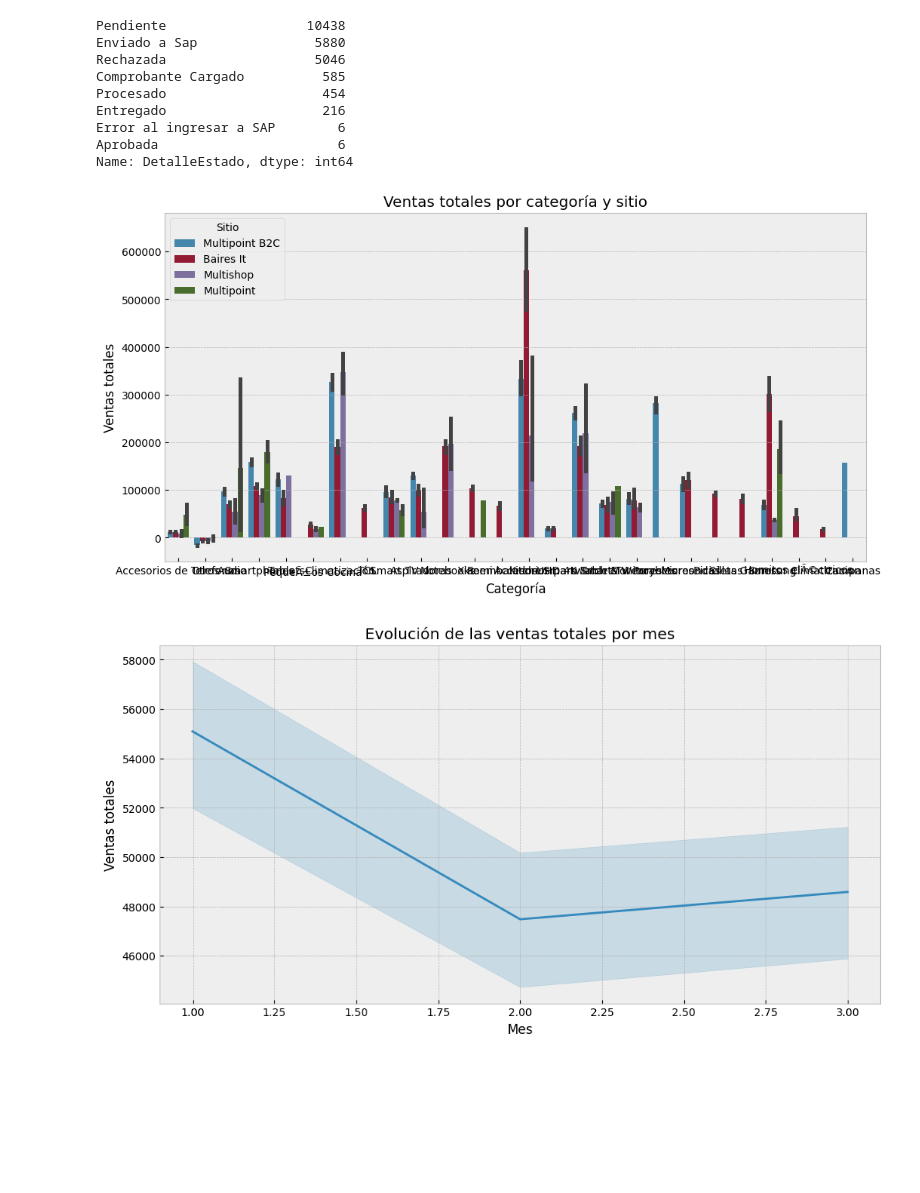
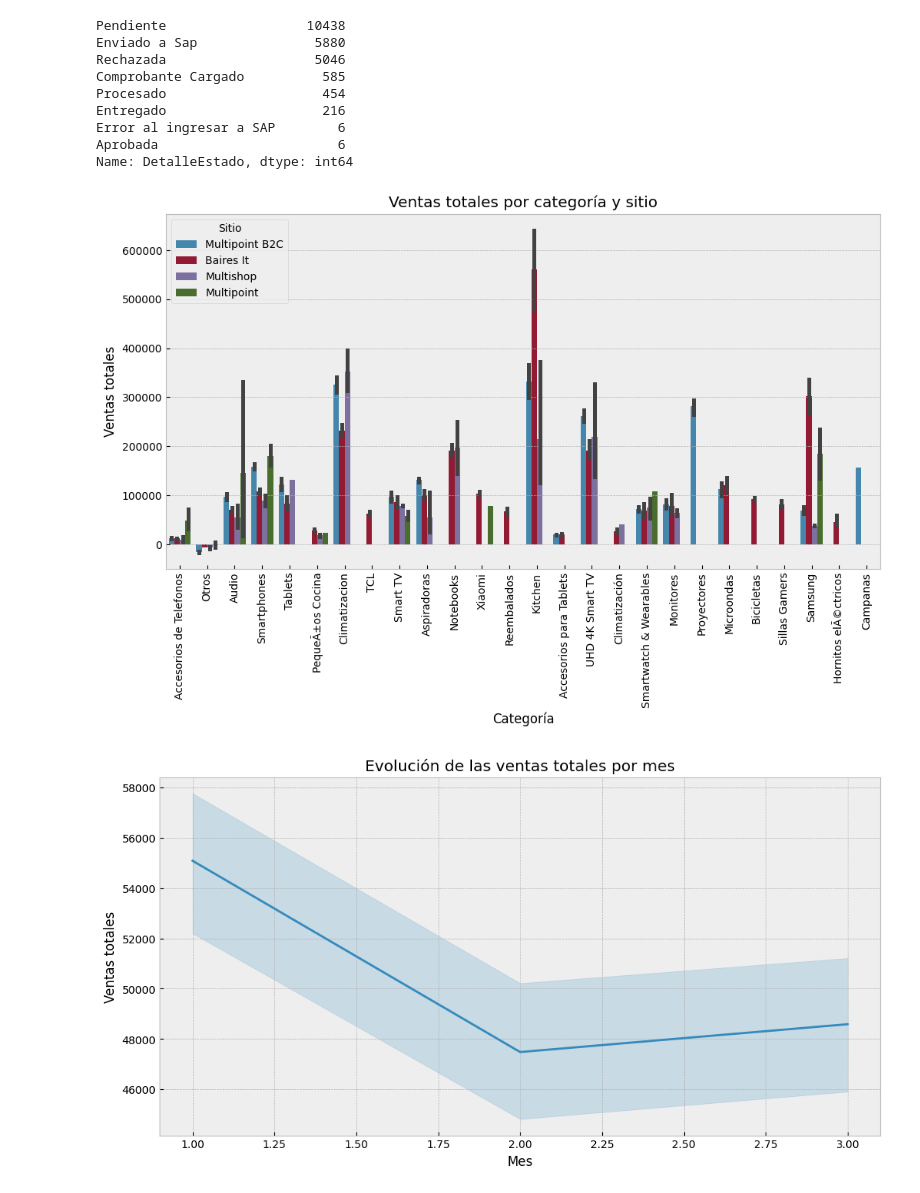
Before and after one commit to GuidoSomoza/DS-project, a Jupyter notebook: Project.ipynb, the cells around one changed output. Cells and saved outputs as stored; diff of their text form; code cells hidden in the pictures; blank space fills up the shorter version.

```diff
--- a/Project.ipynb
+++ b/Project.ipynb
@@ -428,10 +426,11 @@ total_sales = df3.groupby(["Categoria", "Sitio"])["Total"].sum().reset_index()
 
 # creamos un gráfico de barras en Seaborn para visualizar las ventas totales por categoría y sitio
 plt.figure(figsize=(12, 6))
-sns.barplot(x=df3["Categoria"], y=df3["Total"], hue=df3["Sitio"], data=total_sales)
+ax = sns.barplot(x=df3["Categoria"], y=df3["Total"], hue=df3["Sitio"], data=total_sales)
 plt.title("Ventas totales por categoría y sitio")
 plt.xlabel("Categoría")
 plt.ylabel("Ventas totales")
+ax.set_xticklabels(ax.get_xticklabels(), rotation=90)
 plt.show()
 
 # creamos un gráfico de línea en Seaborn para visualizar la evolución de las ventas totales por mes
@@ -449,32 +448,32 @@ sns.scatterplot(x=df3["Total"], y=df3["Categoria"], data=df3)
 plt.title("Relación entre precio total y categoría de productos vendidos")
 plt.xlabel("Precio total")
 plt.ylabel("Categoría")
 plt.show()
 
 # creamos un gráfico de barras en Matplotlib para visualizar las ventas totales por categoría y sitio
 plt.figure(figsize=(12, 6))
 plt.bar(total_sales["Categoria"] + "-" + total_sales["Sitio"], total_sales["Total"])
 plt.title("Ventas totales por categoría y sitio")
 plt.xlabel("Categoría - Sitio")
 plt.ylabel("Ventas totales")
 plt.xticks(rotation=90)
 plt.show()
 
 # creamos un gráfico de línea en Matplotlib para visualizar la evolución de las ventas totales por mes
 plt.figure(figsize=(12, 6))
 plt.plot(monthly_sales["Mes"], monthly_sales["Total"])
 plt.title("Evolución de las ventas totales por mes")
 plt.xlabel("Mes")
 plt.ylabel("Ventas totales")
 plt.show()
 
 # creamos un gráfico de dispersión en Matplotlib para visualizar la relación entre el precio total y la categoría de los productos vendidos
 plt.figure(figsize=(12, 6))
 plt.scatter(df3["Total"], df3["Categoria"])
 plt.title("Relación entre precio total y categoría de productos vendidos")
 plt.xlabel("Precio total")
 plt.ylabel("Categoría")
 plt.show()
 # %% [output]
-[figure, old version]
+[figure, new version]
 [figure]
```
Also changed, not shown: parts of 5 cells of this notebook.
